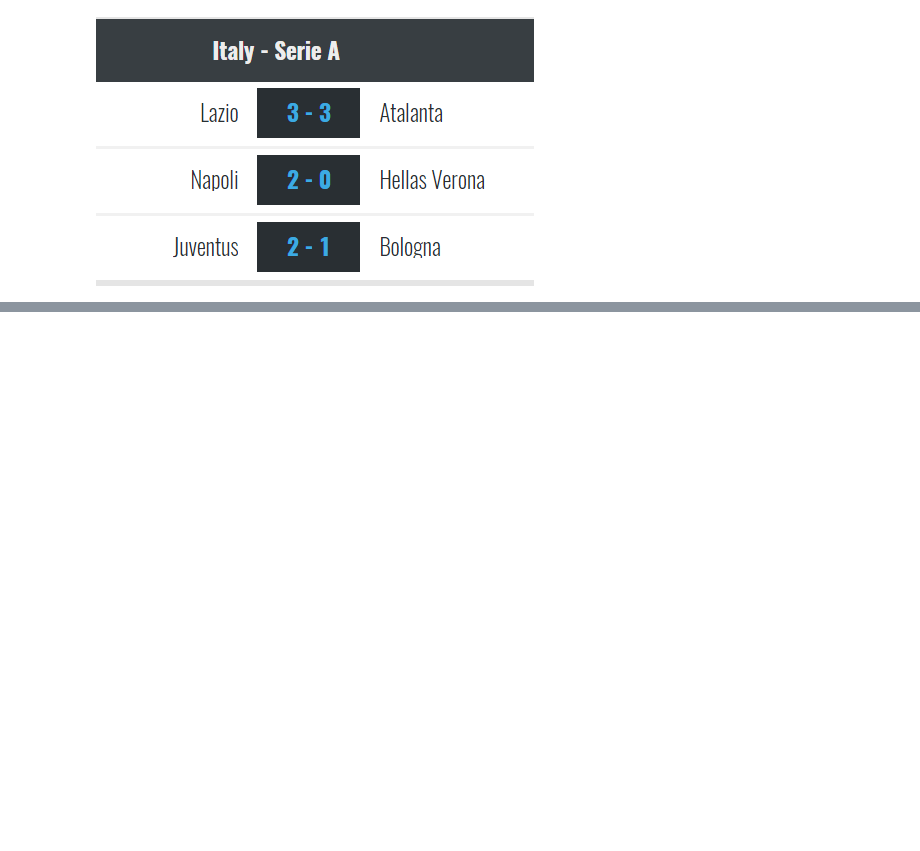
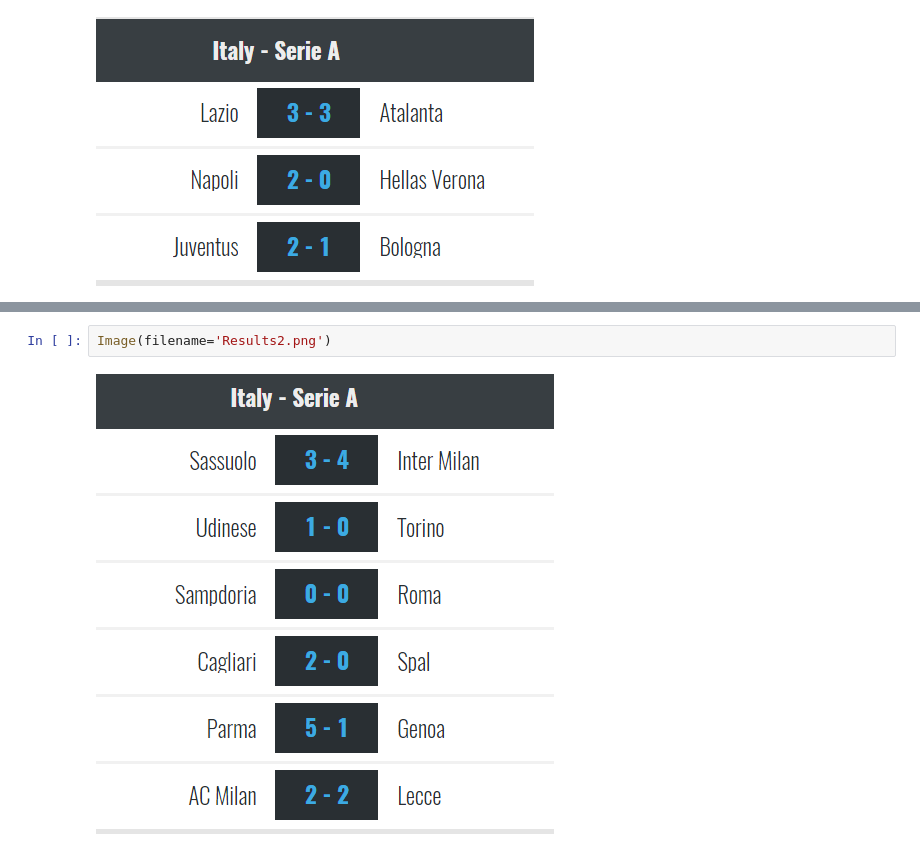
Before and after one commit to MatthewVella98/DataScience, a Jupyter notebook: Probabilistic Distributions/Football Predictor/Football Predictor.ipynb, the cells around one changed output, grey strips where cells are left out. Drawn from its saved outputs; the diff is of its cells as text; blank space fills up the shorter version.

```diff
--- a/Football Predictor/Football Predictor.ipynb
+++ b/Probabilistic Distributions/Football Predictor/Football Predictor.ipynb
@@ -263,0 +258,4 @@ Image(filename='Results2.png')
+# %%
+Image(filename='Results2.png')
+# %% [output]
+[figure, added]
```
Also changed, not shown: parts of 5 cells of this notebook, 7 other files.
